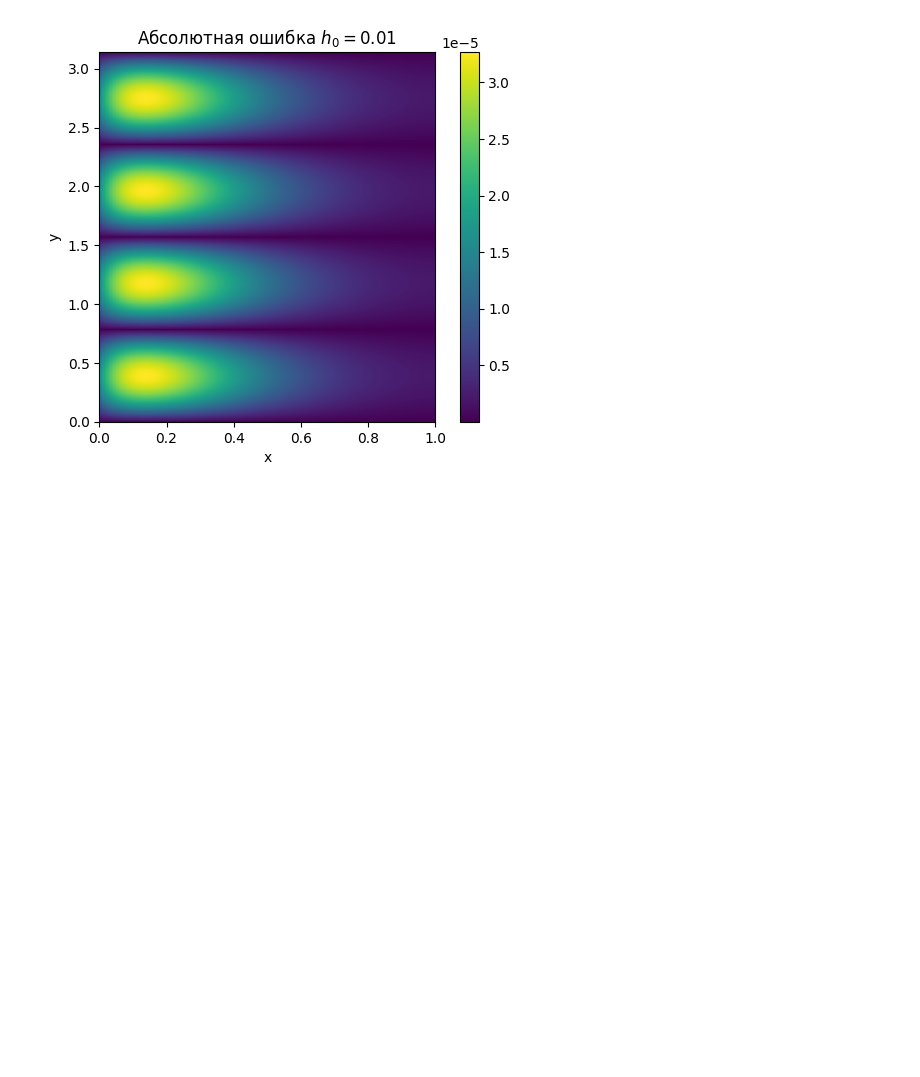
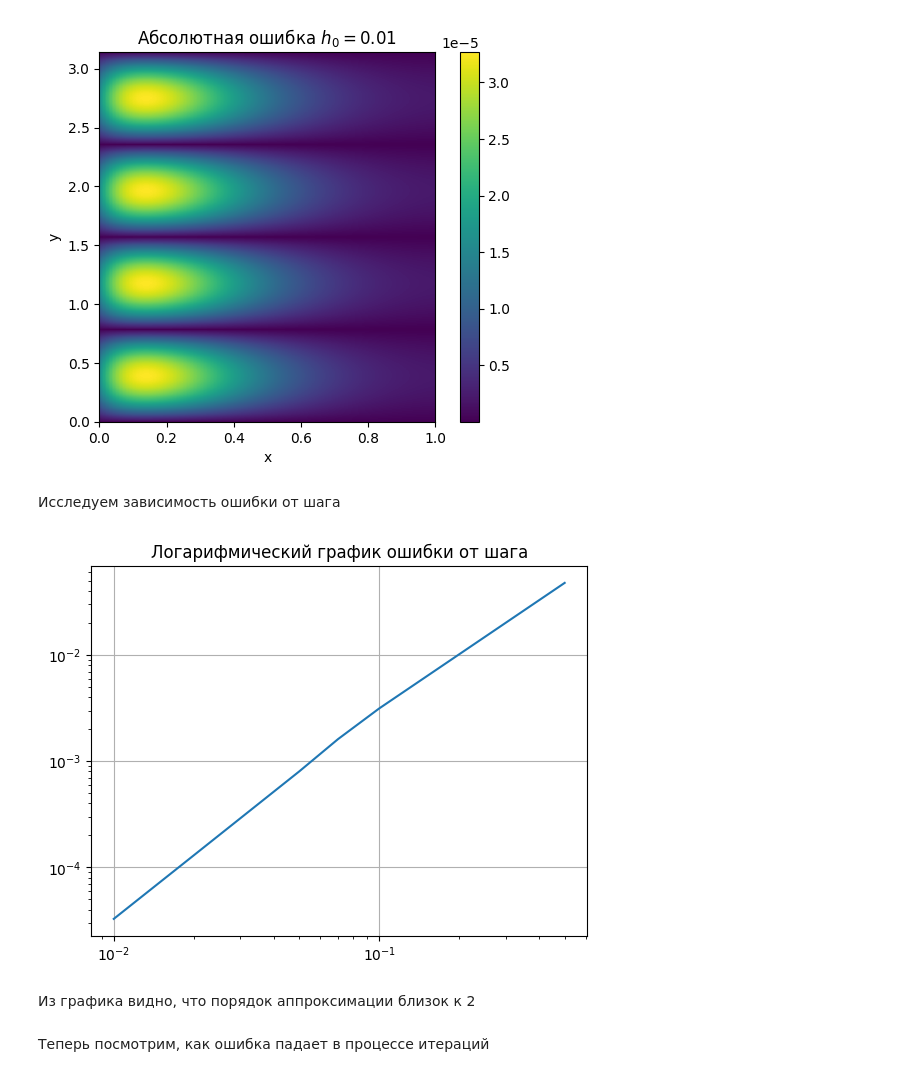
Before and after one commit to Xopppek/num_methods_sem7, a Jupyter notebook: lab2/lab2.ipynb, the cells around one changed output. Drawn from its saved outputs; the diff is of its cells as text; code cells hidden in the pictures; blank space fills up the shorter version.

Commit message:
added q estimation and error graphics

```diff
--- a/lab2/lab2.ipynb
+++ b/lab2/lab2.ipynb
@@ -57,13 +57,13 @@ def phi_R(y):
 # %% [markdown]
 Введем функции для сеточного оператора и для правой части:
 # %%
-def RHS(X, Y):
+def RHS(X, Y, h_x, h_y):
     res = f(X, Y)
     res[0, :] += phi_L(Y[0, :]) / h_x
     res[-1,:] += phi_R(Y[-1,:]) / h_x
     return res - res.mean()
 
-def OpL(u):
+def OpL(u, h_x, h_y):
     res = np.zeros_like(u)
     res[1:, :] += (u[1 :,:] - u[:-1,:]) / h_x ** 2 # i > 1
     res[:-1,:] += (u[:-1,:] - u[1 :,:]) / h_x ** 2 # i < n_x
@@ -85,12 +85,12 @@ $$ u^{k+1} = \frac{(Lr^k, r^k)}{||Lr^k||^2} (F - Lu^k) + u^k$$
 # %%
 u = np.zeros_like(X) # начальное приближение
 epsilon = 1e-6
-r = OpL(u) - RHS(X, Y)
+r = OpL(u, h_x, h_y) - RHS(X, Y, h_x, h_y)
 
 while np.abs((r**2).sum() > epsilon):
-    u += (OpL(r) * r).sum() / (OpL(r) ** 2).sum() * (RHS(X, Y) - OpL(u))
+    u += (OpL(r, h_x, h_y) * r).sum() / (OpL(r, h_x, h_y) ** 2).sum() * (RHS(X, Y, h_x, h_y) - OpL(u, h_x, h_y))
     u -= u.mean() # нормировка
-    r = OpL(u) - RHS(X, Y)
+    r = OpL(u, h_x, h_y) - RHS(X, Y, h_x, h_y)
 # %%
 fig = plt.figure(figsize=(10, 5))
 ax1 = fig.add_subplot(121)
@@ -120,3 +120,36 @@ plt.colorbar(im1)
 plt.show()
 # %% [output]
 [figure]
+# %% [markdown]
+Исследуем зависимость ошибки от шага
+# %%
+steps = [0.5, 0.1, 0.07, 0.05, 0.02, 0.01]
+errs = []
+for h_i in steps:
+    n_x, n_y = int(np.round(l_x / h_i)), int(np.round(l_y / h_i))
+    h_x, h_y = l_x / n_x, l_y / n_y
+    x = np.linspace(h_x / 2, l_x - h_x / 2, n_x)
+    y = np.linspace(h_y / 2, l_y - h_y / 2, n_y)
+    X, Y = np.meshgrid(x, y, indexing='ij')
+    u = np.zeros_like(X) # начальное приближение
+    epsilon = 1e-6
+    r = OpL(u, h_x, h_y) - RHS(X, Y, h_x, h_y)
+
+    while np.abs((r**2).sum() > epsilon):
+        u += (OpL(r, h_x, h_y) * r).sum() / (OpL(r, h_x, h_y) ** 2).sum() * (RHS(X, Y, h_x, h_y) - OpL(u, h_x, h_y))
+        u -= u.mean() # нормировка
+        r = OpL(u, h_x, h_y) - RHS(X, Y, h_x, h_y)
+
+    errs.append(np.max(np.abs(u - analitical(X, Y))))
+# %%
+plt.loglog(steps, errs)
+plt.title("Логарифмический график ошибки от шага")
+plt.grid(True)
+
+plt.show()
+# %% [output]
+[figure, added]
+# %% [markdown]
+Из графика видно, что порядок аппроксимации близок к 2
+# %% [markdown]
+Теперь посмотрим, как ошибка падает в процессе итераций
```
Also changed, not shown: parts of 6 cells of this notebook.
